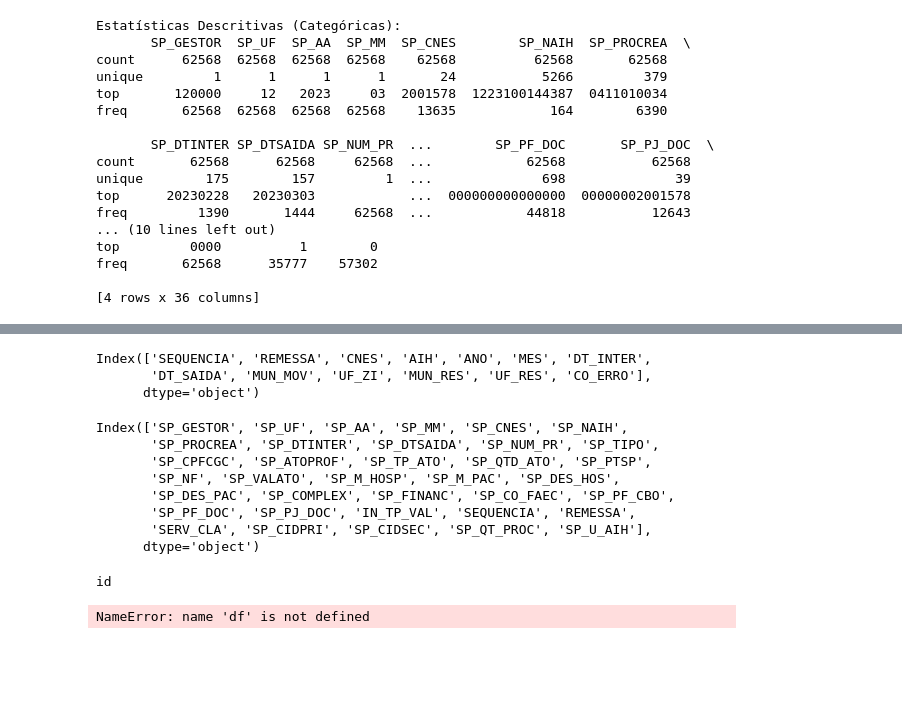
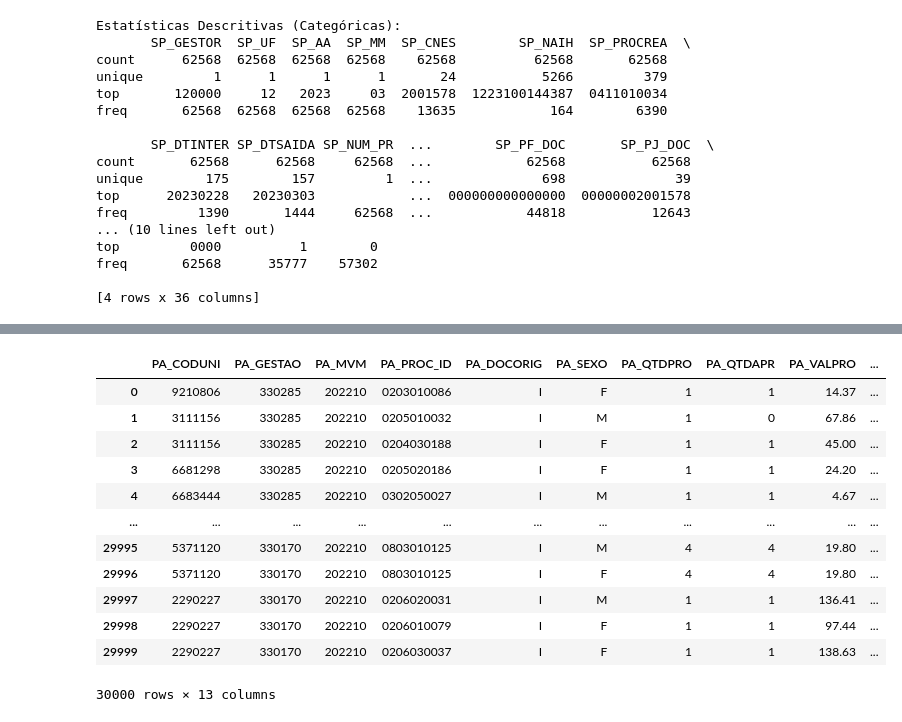
Before and after one commit to cayoc9/pysus_extract, a Jupyter notebook: Analises/consultas.ipynb, the cells around one changed output, grey strips where cells are left out. Saved outputs shown, nothing was run; the diff lists cells and outputs as text; code cells hidden in the pictures; blank space fills up the shorter version.

```diff
--- a/Analises/consultas.ipynb
+++ b/Analises/consultas.ipynb
@@ -330,17 +200,0 @@ Index(['UF_ZI', 'ANO_CMPT', 'MES_CMPT', 'ESPEC', 'CGC_HOSP', 'N_AIH', 'IDENT',
-# %%
-df.columns #ER
-# %% [output]
-Index(['SEQUENCIA', 'REMESSA', 'CNES', 'AIH', 'ANO', 'MES', 'DT_INTER',
-       'DT_SAIDA', 'MUN_MOV', 'UF_ZI', 'MUN_RES', 'UF_RES', 'CO_ERRO'],
-      dtype='object')
-# %%
-df.columns #SP
-# %% [output]
-Index(['SP_GESTOR', 'SP_UF', 'SP_AA', 'SP_MM', 'SP_CNES', 'SP_NAIH',
-       'SP_PROCREA', 'SP_DTINTER', 'SP_DTSAIDA', 'SP_NUM_PR', 'SP_TIPO',
-       'SP_CPFCGC', 'SP_ATOPROF', 'SP_TP_ATO', 'SP_QTD_ATO', 'SP_PTSP',
-       'SP_NF', 'SP_VALATO', 'SP_M_HOSP', 'SP_M_PAC', 'SP_DES_HOS',
-       'SP_DES_PAC', 'SP_COMPLEX', 'SP_FINANC', 'SP_CO_FAEC', 'SP_PF_CBO',
-       'SP_PF_DOC', 'SP_PJ_DOC', 'IN_TP_VAL', 'SEQUENCIA', 'REMESSA',
-       'SERV_CLA', 'SP_CIDPRI', 'SP_CIDSEC', 'SP_QT_PROC', 'SP_U_AIH'],
-      dtype='object')
@@ -354,10 +201,25 @@ else:
-# %%
-for col in df.columns:
-    if df[col].is_unique:
-        print(col)
-# %% [output]
-id
-# %%
-df["sp_valato"]
-# %% [output]
-NameError: name 'df' is not defined
+# %%
+caminho_cnes = '/root/pysus_sih/parquet_files/SIA/PA/PARJ2210b.parquet/1d448d576ff04e8296e574b2e236d264-0.parquet'
+df_temp = pd.read_parquet(caminho_cnes)
+
+# Filtrando apenas as colunas especificadas
+colunas_selecionadas = [col for col in ['PA_CODUNI', 'PA_GESTAO', 'PA_MVM', 'PA_PROC_ID', 'PA_DOCORIG',
+                                       'PA_SEXO', 'PA_QTDPRO', 'PA_QTDAPR', 'PA_VALPRO', 'PA_VALAPR',
+                                       'PA_VL_CF', 'PA_VL_CL', 'PA_VL_INC'] if col in df_temp.columns]
+
+df_temp = df_temp[colunas_selecionadas]
+df_temp
+# %% [output]
+|  | PA_CODUNI | PA_GESTAO | PA_MVM | PA_PROC_ID | PA_DOCORIG | PA_SEXO | PA_QTDPRO | PA_QTDAPR | PA_VALPRO | ... |
+| 0 | 9210806 | 330285 | 202210 | 0203010086 | I | F | 1 | 1 | 14.37 | ... |
+| 1 | 3111156 | 330285 | 202210 | 0205010032 | I | M | 1 | 0 | 67.86 | ... |
+| 2 | 3111156 | 330285 | 202210 | 0204030188 | I | F | 1 | 1 | 45.00 | ... |
+| 3 | 6681298 | 330285 | 202210 | 0205020186 | I | F | 1 | 1 | 24.20 | ... |
+| 4 | 6683444 | 330285 | 202210 | 0302050027 | I | M | 1 | 1 | 4.67 | ... |
+| ... | ... | ... | ... | ... | ... | ... | ... | ... | ... | ... |
+| 29995 | 5371120 | 330170 | 202210 | 0803010125 | I | M | 4 | 4 | 19.80 | ... |
+| 29996 | 5371120 | 330170 | 202210 | 0803010125 | I | F | 4 | 4 | 19.80 | ... |
+| 29997 | 2290227 | 330170 | 202210 | 0206020031 | I | M | 1 | 1 | 136.41 | ... |
+| 29998 | 2290227 | 330170 | 202210 | 0206010079 | I | F | 1 | 1 | 97.44 | ... |
+| 29999 | 2290227 | 330170 | 202210 | 0206030037 | I | F | 1 | 1 | 138.63 | ... |
+30000 rows × 13 columns
```
Also changed, not shown: parts of 8 cells of this notebook, 8 other files.
